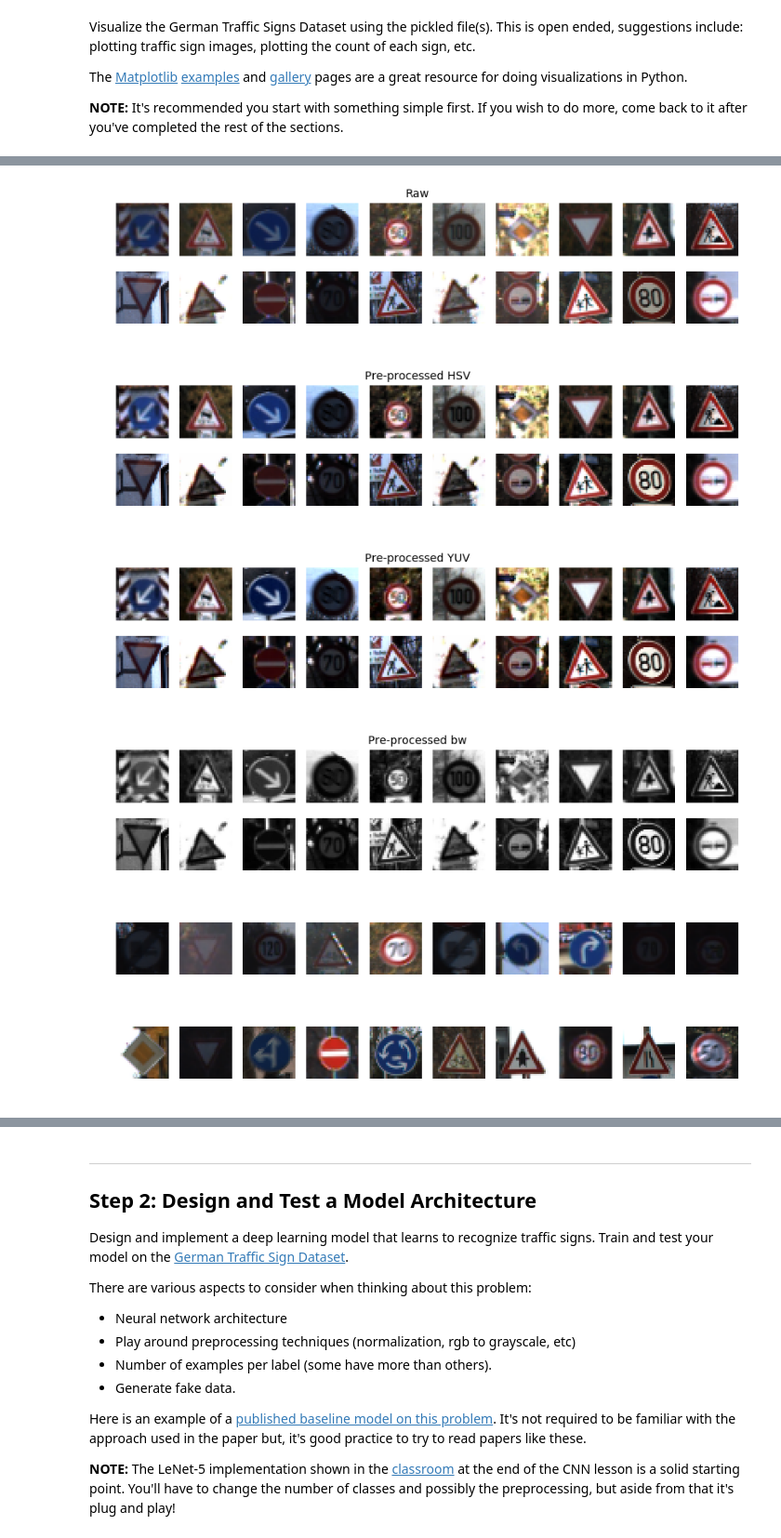
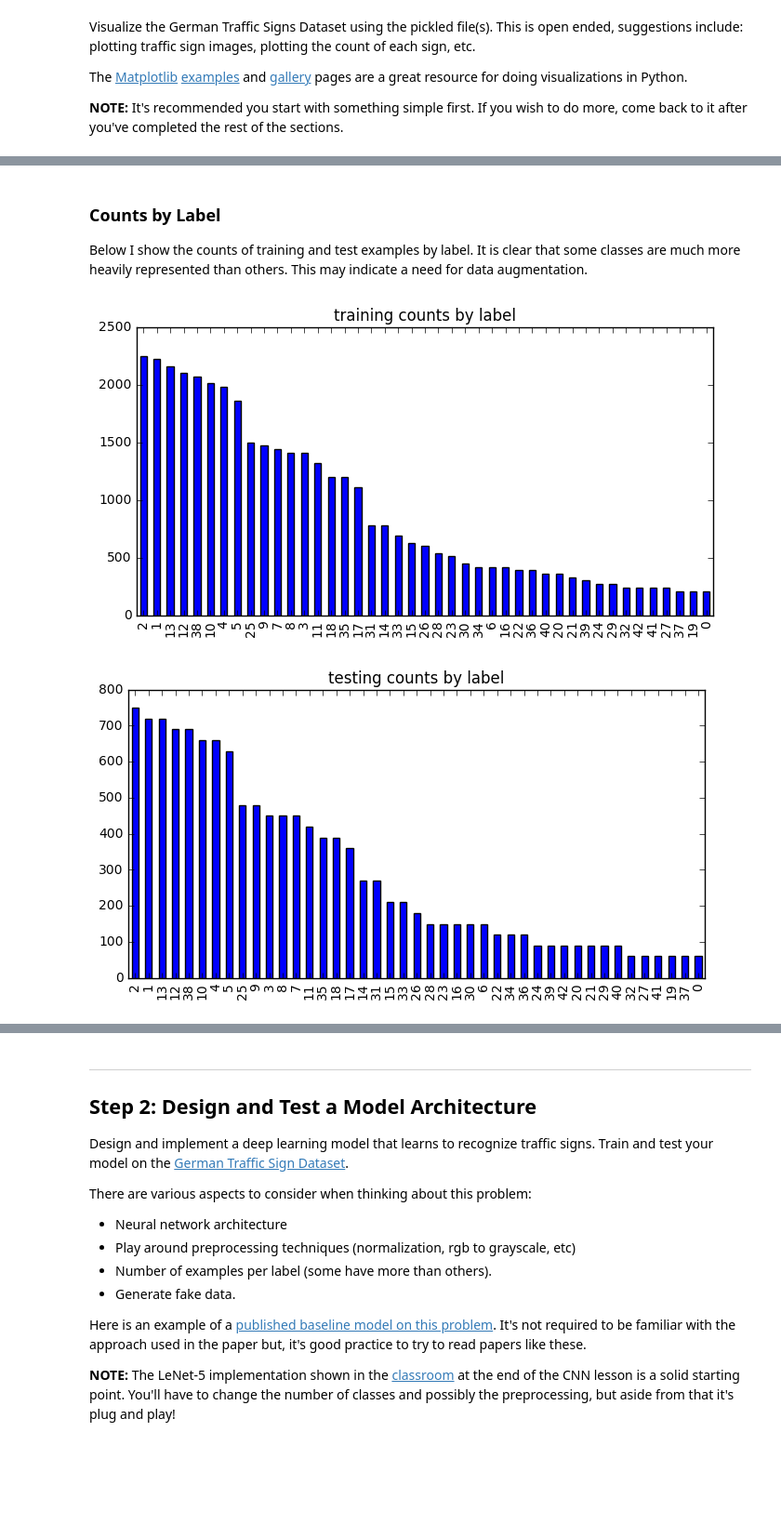
Before and after one commit to berickson/CarND-Traffic-Signs, a Jupyter notebook: Traffic_Signs_Recognition.ipynb, the cells around one changed output, grey strips where cells are left out. Shown at 93% size. Saved outputs shown, nothing was run; the diff lists cells and outputs as text; code cells hidden in the pictures; blank space fills up the shorter version.

```diff
--- a/Traffic_Signs_Recognition.ipynb
+++ b/Traffic_Signs_Recognition.ipynb
@@ -12,0 +37,6 @@ In addition to implementing code, there will be questions that you must answer w
+# %%
+def plot_counts(y, title):
+    fig = plt.figure()
+    fig.set_size_inches(w=8,h=4)
+    pd.value_counts(y).plot(kind="bar",title=title)
+    pass
@@ -12,0 +55,6 @@ In addition to implementing code, there will be questions that you must answer w
+# %%
+def plot_counts(y, title):
+    fig = plt.figure()
+    fig.set_size_inches(w=8,h=4)
+    pd.value_counts(y).plot(kind="bar",title=title)
+    pass
@@ -237,12 +224,0 @@ pass
-# %%
-# visually show the different options of pre-processing
-o = random_sample(X_train,20)
-plot_images(o,title='Raw')
-plot_images([preprocess_image(i) for i in o], title='Pre-processed HSV')
-plot_images([preprocess_image(i,use_yuv=True) for i in o], title='Pre-processed YUV')
-plot_images([preprocess_image_bw(i) for i in o], title='Pre-processed bw')
-# %% [output]
-[figure, removed]
-[figure, removed]
-[figure, removed]
-[figure, removed]
@@ -257,9 +225,12 @@ X_test_yuv = yuv_images(X_test)
-# %%
-plot_images(random_sample(X_train_yuv,10))
-plot_images(random_sample(X_test_yuv,10))
-# %% [output]
-[figure, removed]
-[figure, removed]
 # %%
 ### Data exploration visualization goes here.
 ### Feel free to use as many code cells as needed.
+# %% [markdown]
+### Counts by Label
+Below I show the counts of training and test examples by label.  It is clear that some classes are much more heavily represented than others.  This may indicate a need for data augmentation.
+# %%
+plot_counts(y_train, "training counts by label")
+plot_counts(y_test, "testing counts by label")
+# %% [output]
+[figure, added]
+[figure, added]
```
Also changed, not shown: parts of 74 cells of this notebook.
